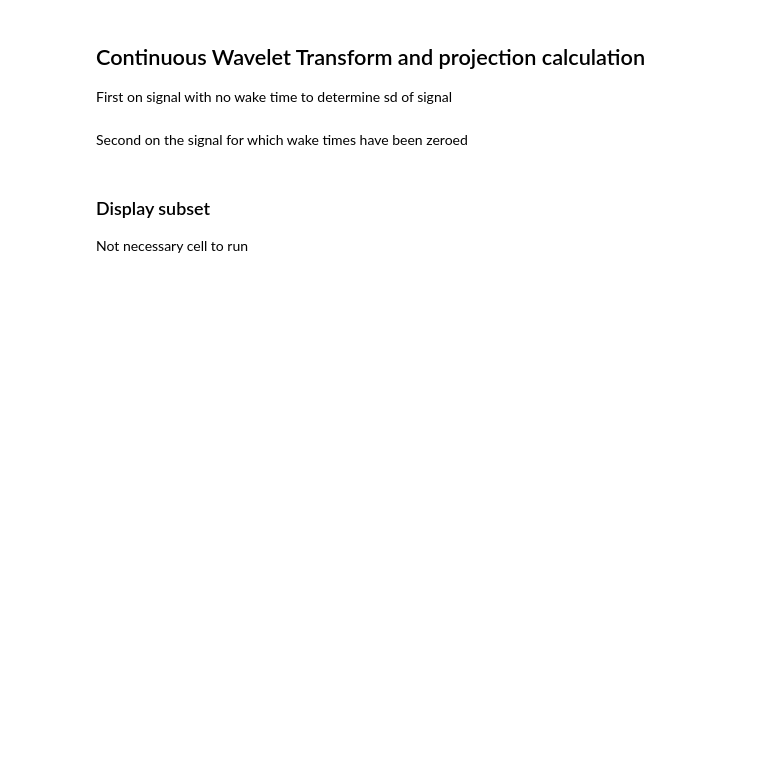
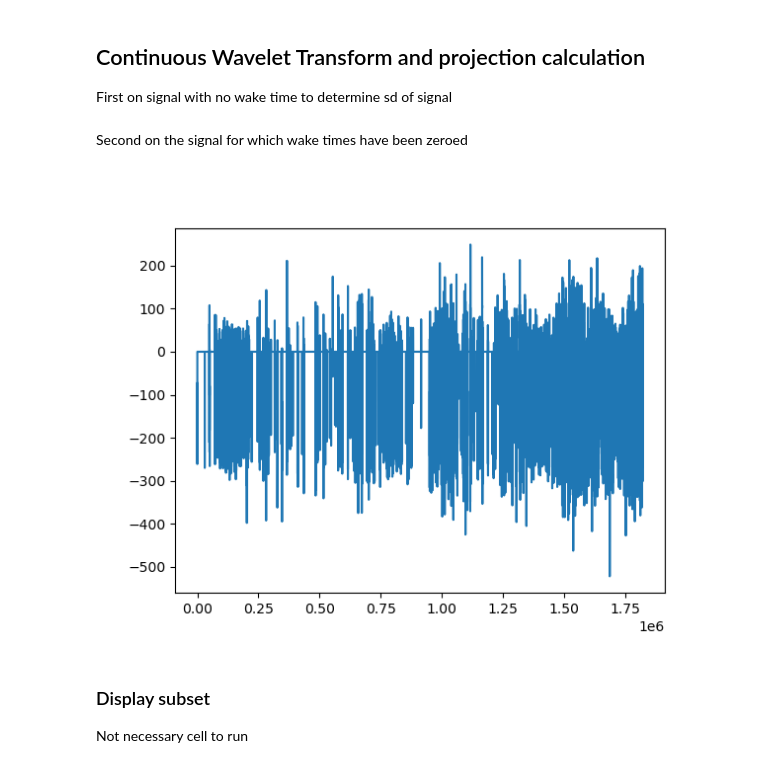
Before and after one commit to melodieborel/HayLabAnalysis, a Jupyter notebook: python/4_Spindleextraction.ipynb, the cells around one changed output. Saved outputs shown, nothing was run; the diff lists cells and outputs as text; code cells hidden in the pictures; blank space fills up the shorter version.

```diff
--- a/python/4_Spindleextraction.ipynb
+++ b/python/4_Spindleextraction.ipynb
@@ -197,6 +221,12 @@ absS1W0Ccwt = np.absolute(S1cwtWake0cons)
 proj_S1W0Ccwt = np.sum(absS1W0Ccwt, axis = 0)/24
 absS1W0Lcwt = np.absolute(S1cwtWake0lib)
 proj_S1W0Lcwt = np.sum(absS1W0Lcwt, axis = 0)/24
+# %%
+plt.close()
+plt.plot(PFCwake0L)
+plt.show()
+# %% [output]
+[figure, added]
 # %% [markdown]
 ### Display subset
 
```
Also changed, not shown: parts of 15 cells of this notebook.
